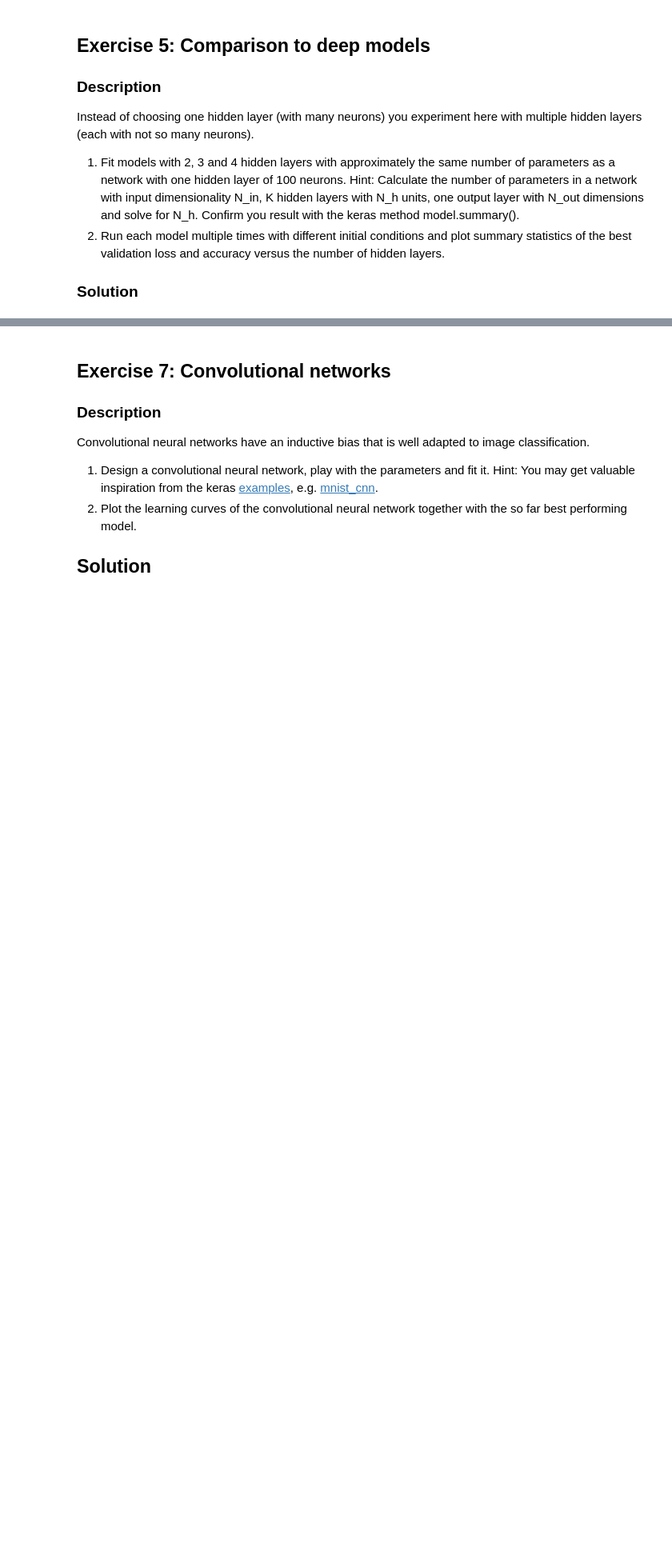
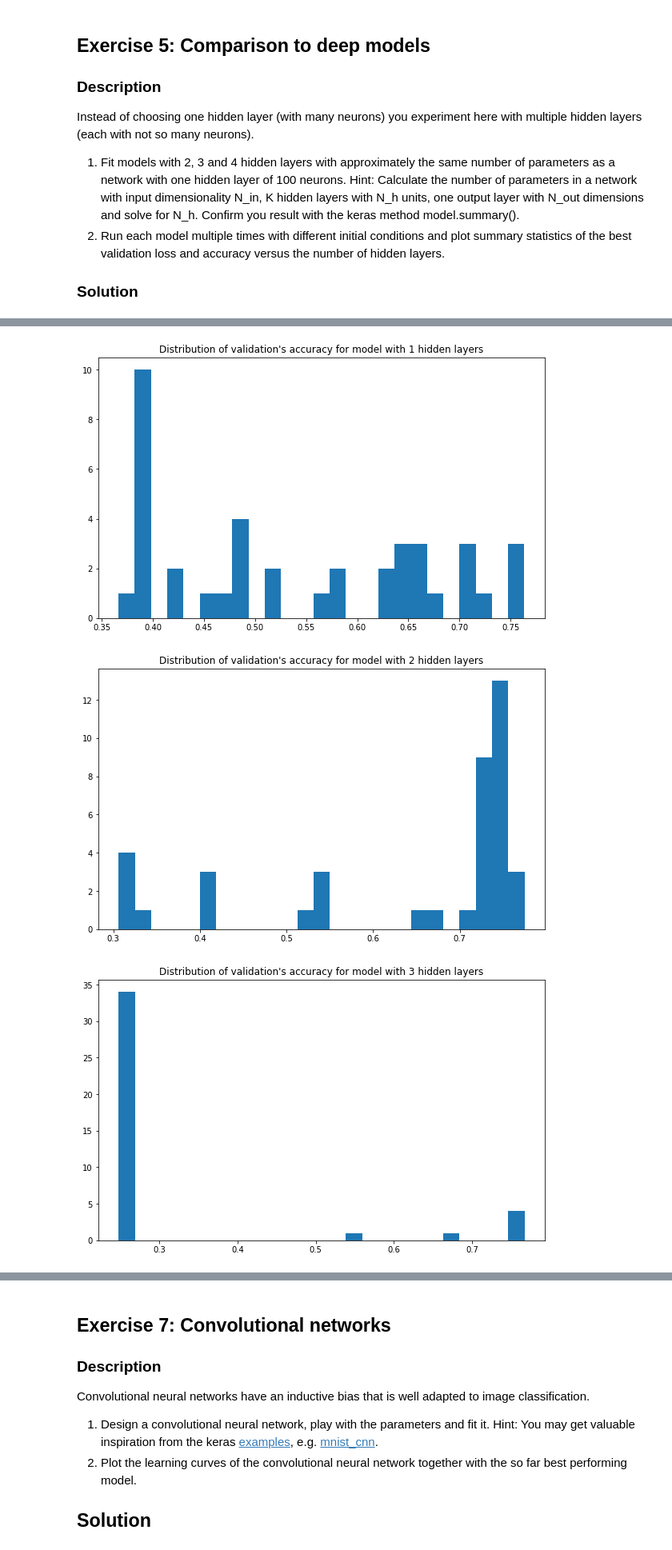
Before and after one commit to Amaumaury/ArtificialNeuralNetworks, a Jupyter notebook: miniproject1.ipynb, the cells around one changed output, grey strips where cells are left out. Shown at 80% size. Cells and saved outputs as stored; diff of their text form; code cells hidden in the pictures; blank space fills up the shorter version.

```diff
--- a/miniproject1.ipynb
+++ b/miniproject1.ipynb
@@ -587,0 +663,10 @@ Epoch 6/50
+# %%
+for i, model_results in enumerate(best_results):
+    val_loss, val_acc = list(zip(*model_results))
+    plt.hist(val_acc, bins=25)
+    plt.title("Distribution of validation's accuracy for model with " + str(i+1) + " hidden layers")
+    plt.show()
+# %% [output]
+[figure, added]
+[figure, added]
+[figure, added]
```
Also changed, not shown: parts of 23 cells of this notebook.
